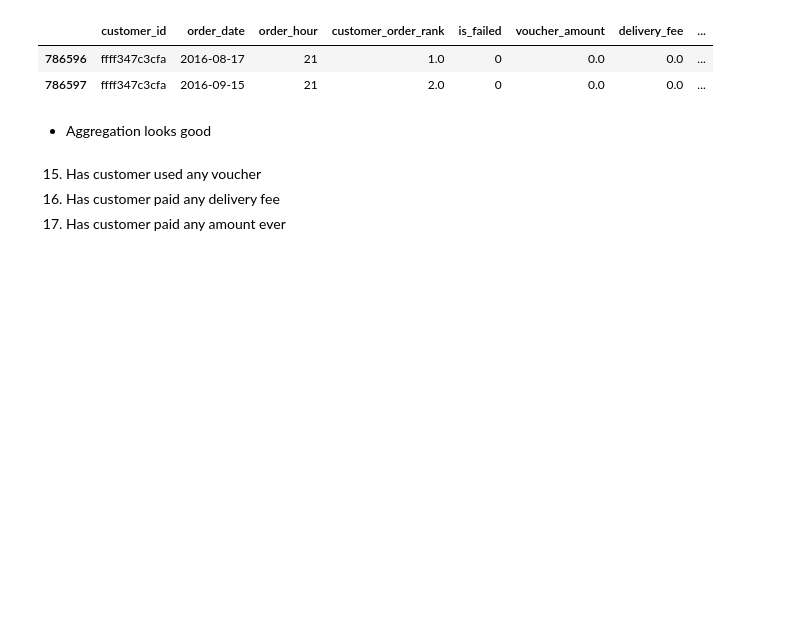
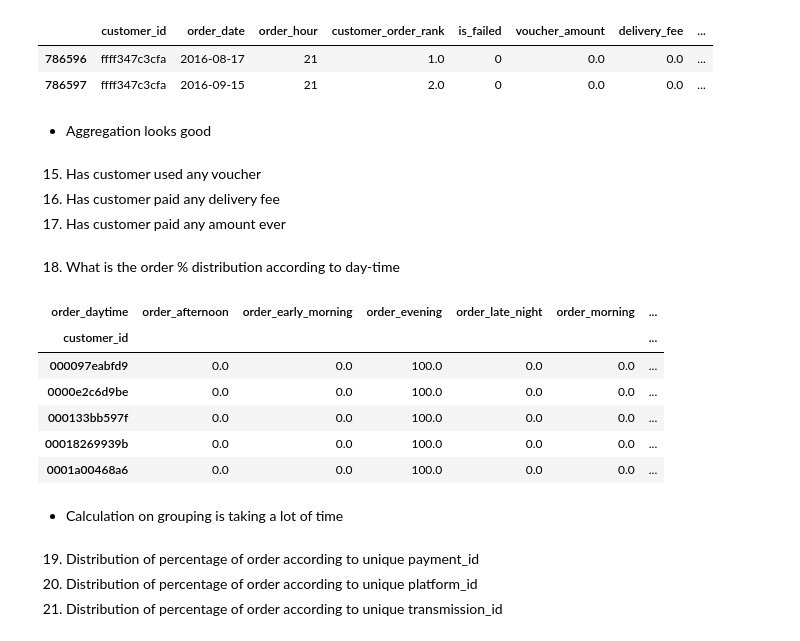
Before and after one commit to ashutosh3060/returning-customer-prediction, a Jupyter notebook: data_transformation.ipynb, the cells around one changed output. Saved outputs shown, nothing was run; the diff lists cells and outputs as text; code cells hidden in the pictures; blank space fills up the shorter version.

Commit message:
Created order % distribution according to day-time

```diff
--- a/data_transformation.ipynb
+++ b/data_transformation.ipynb
@@ -509,3 +511,39 @@ df_ftr_crtn["is_deliveryfee"] = np.where((df_ftr_crtn["delivery_fee"]!=0), "1",
 # Customers who have never paid
 df_ftr_crtn["is_amount"] = np.where((df_ftr_crtn["amount_paid"]==0), "0", df_ftr_crtn["amount_paid"])
 df_ftr_crtn["is_amount"] = np.where((df_ftr_crtn["amount_paid"]!=0), "1", df_ftr_crtn["is_amount"])
+# %% [markdown]
+18. What is the order % distribution according to day-time
+# %%
+# Create new column for order daytime and define various day-time values
+df_ftr_crtn["order_daytime"] = np.where((df_ftr_crtn["order_hour"]>=0)&(df_ftr_crtn["order_hour"]<3), "order_late_night", df_ftr_crtn["order_hour"])
+df_ftr_crtn["order_daytime"] = np.where((df_ftr_crtn["order_hour"]>=3)&(df_ftr_crtn["order_hour"]<6), "order_early_morning", df_ftr_crtn["order_daytime"])
+df_ftr_crtn["order_daytime"] = np.where((df_ftr_crtn["order_hour"]>=6)&(df_ftr_crtn["order_hour"]<=12), "order_morning", df_ftr_crtn["order_daytime"])
+df_ftr_crtn["order_daytime"] = np.where((df_ftr_crtn["order_hour"]>12)&(df_ftr_crtn["order_hour"]<17), "order_afternoon", df_ftr_crtn["order_daytime"])
+df_ftr_crtn["order_daytime"] = np.where((df_ftr_crtn["order_hour"]>=17)&(df_ftr_crtn["order_hour"]<21), "order_evening", df_ftr_crtn["order_daytime"])
+df_ftr_crtn["order_daytime"] = np.where((df_ftr_crtn["order_hour"]>=21)&(df_ftr_crtn["order_hour"]<=23), "order_night", df_ftr_crtn["order_daytime"])
+
+# % distribution of orders in different day-time
+order_daytime_grp = df_ftr_crtn.groupby(["customer_id", "order_daytime"]).agg({"order_daytime": "count"})
+order_daytime_pct = order_daytime_grp.groupby(level=0).apply(lambda x:
+                                                 round(100 * x / float(x.sum()),2))
+order_daytime_pct.rename(columns={"order_daytime": "order_daytime_pct"}, inplace=True)
+order_daytime = order_daytime_pct.reset_index()
+df_order_daytime = pd.DataFrame(order_daytime.pivot(index="customer_id", columns="order_daytime", values="order_daytime_pct"))
+df_order_daytime.reset_index()
+df_order_daytime = df_order_daytime.fillna(0)
+df_order_daytime = df_order_daytime.apply(pd.to_numeric)
+df_order_daytime.head()
+# %% [output]
+| order_daytime | order_afternoon | order_early_morning | order_evening | order_late_night | order_morning | ... |
+| customer_id |  |  |  |  |  | ... |
+| 000097eabfd9 | 0.0 | 0.0 | 100.0 | 0.0 | 0.0 | ... |
+| 0000e2c6d9be | 0.0 | 0.0 | 100.0 | 0.0 | 0.0 | ... |
+| 000133bb597f | 0.0 | 0.0 | 100.0 | 0.0 | 0.0 | ... |
+| 00018269939b | 0.0 | 0.0 | 100.0 | 0.0 | 0.0 | ... |
+| 0001a00468a6 | 0.0 | 0.0 | 100.0 | 0.0 | 0.0 | ... |
+# %% [markdown]
+* Calculation on grouping is taking a lot of time
+# %% [markdown]
+19. Distribution of percentage of order according to unique payment_id
+20. Distribution of percentage of order according to unique platform_id
+21. Distribution of percentage of order according to unique transmission_id
```
Also changed, not shown: parts of 4 cells of this notebook.
